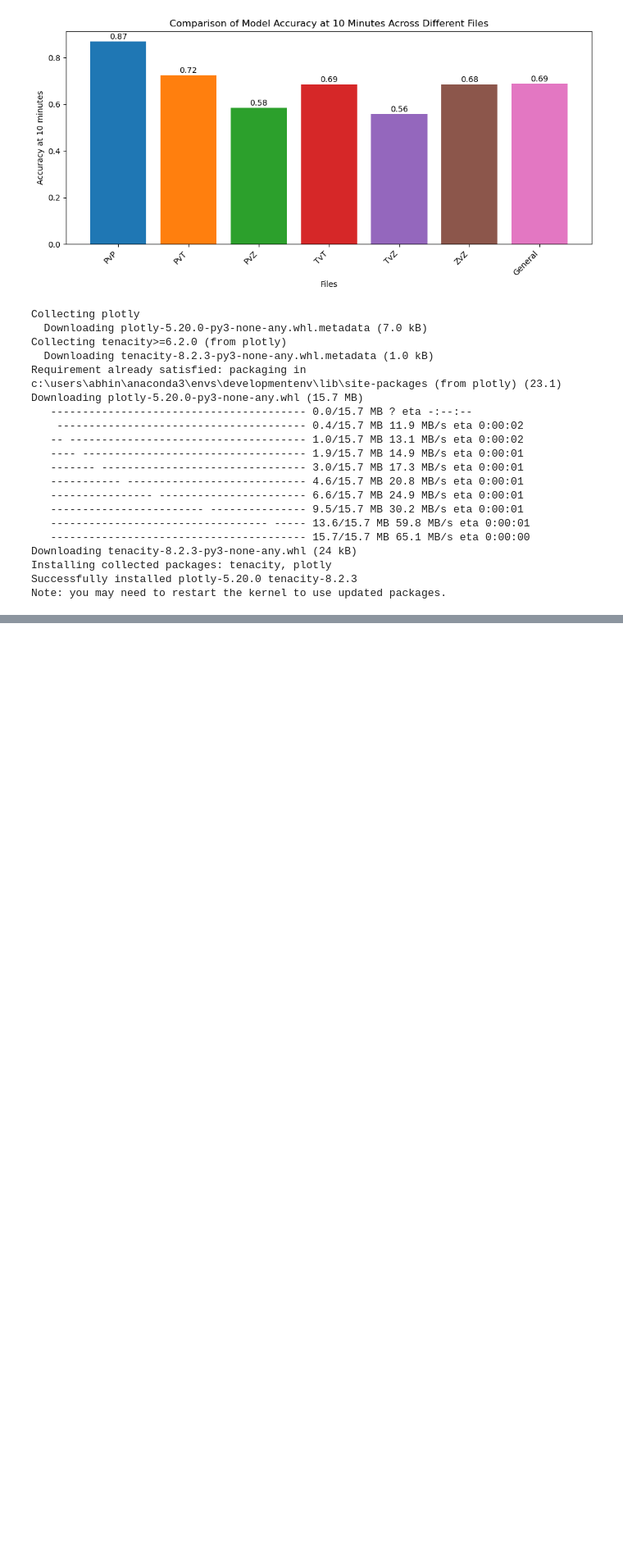
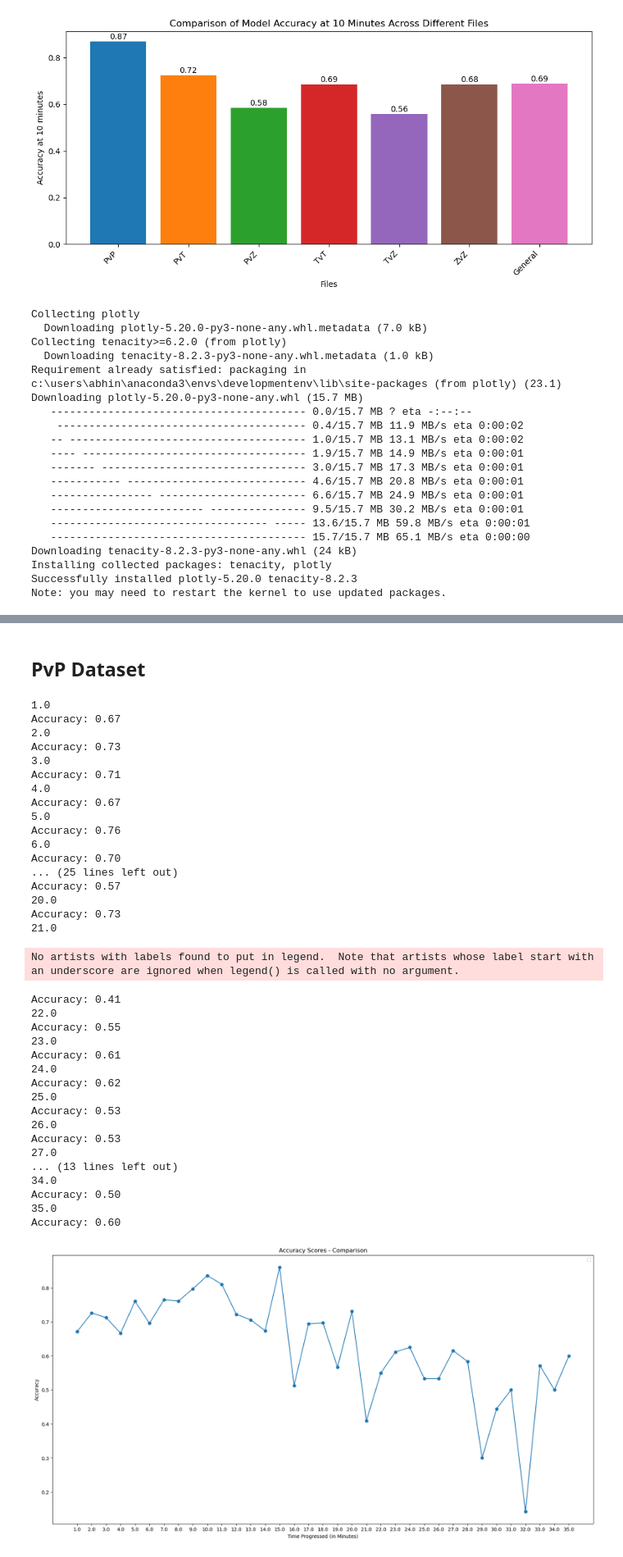
Before and after one commit to Abhinav-kk/StarCraft-Game-Outcome-Prediction, a Jupyter notebook: Project Notebooks/Time_Based_Model.ipynb, the cells around one changed output, grey strips where cells are left out. Shown at 82% size. Saved outputs shown, nothing was run; the diff lists cells and outputs as text; code cells hidden in the pictures; blank space fills up the shorter version.

```diff
--- a/Project Notebooks/Time_Based_Model.ipynb
+++ b/Project Notebooks/Time_Based_Model.ipynb
@@ -613,0 +722,73 @@ fig.show()
+# %% [markdown]
+## PvP Dataset
+# %%
+# Load the data
+data = pd.read_csv('../Processed Datasets/1D_All_ReplaysData_PvP.csv')  # Replace with your actual file path
+
+# Assuming combined_data is your DataFrame
+data = data.drop(data[data['Winner'] == 0].index)
+# Assuming df is your DataFrame and 'ReplayID' is the column to be encoded
+label_encoder = LabelEncoder()
+label_encoders = {}
+
+for column in ['ReplayID', 'Player1_Race', 'Player2_Race', 'MapName']:
+    label_encoders[column] = LabelEncoder()
+    data[column] = label_encoders[column].fit_transform(data[column])
+
+plt.figure(figsize=(20, 10))
+temp = []
+
+# max frame rounded to multiples of 1800
+max_frame = data['Frame'].max()
+ticks = []
+for i in range(1800, max_frame, 1800):
+    print(i/1800)
+    temp.append(calculate_for_per2(i))
+    ticks.append(i/1800)
+
+plt.plot(range(1800, max_frame, 1800),temp, marker='o', linestyle='-')
+#replace y labels with 1 min to max min where 1800 = 1 min
+plt.xlabel('Time Progressed (in Minutes)')
+# make x ticks the range of values from ticks array
+plt.xticks(range(1800, max_frame, 1800), ticks)
+plt.ylabel('Accuracy')
+plt.title('Accuracy Scores - Comparison')
+plt.legend()
+plt.show()
+# %% [output]
+1.0
+Accuracy: 0.67
+2.0
+Accuracy: 0.73
+3.0
+Accuracy: 0.71
+4.0
+Accuracy: 0.67
+5.0
+Accuracy: 0.76
+6.0
+Accuracy: 0.70
+... (25 lines left out)
+Accuracy: 0.57
+20.0
+Accuracy: 0.73
+21.0
+No artists with labels found to put in legend.  Note that artists whose label start with an underscore are ignored when legend() is called with no argument.
+Accuracy: 0.41
+22.0
+Accuracy: 0.55
+23.0
+Accuracy: 0.61
+24.0
+Accuracy: 0.62
+25.0
+Accuracy: 0.53
+26.0
+Accuracy: 0.53
+27.0
+... (13 lines left out)
+34.0
+Accuracy: 0.50
+35.0
+Accuracy: 0.60
+[figure, added]
```
Also changed, not shown: parts of 10 cells of this notebook.
